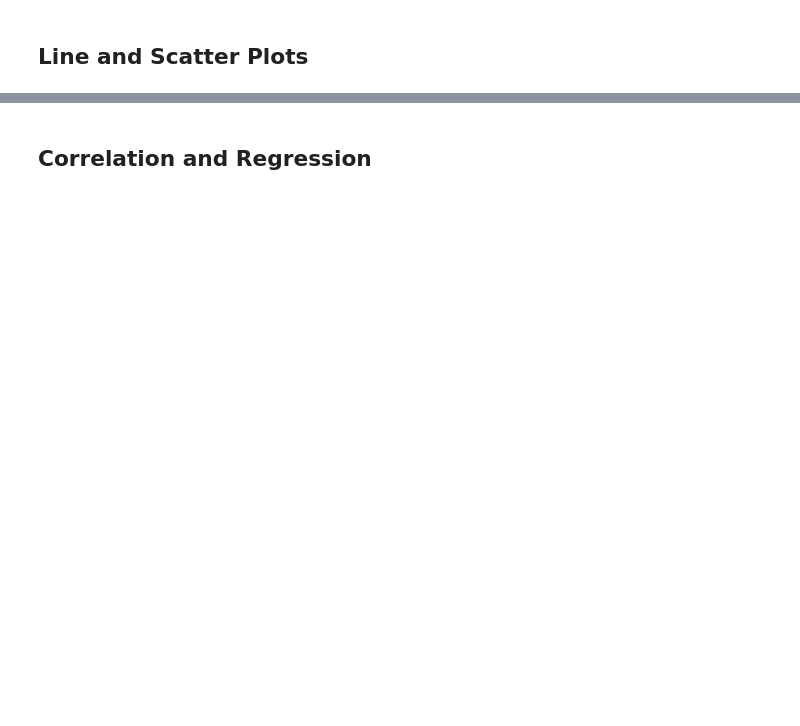
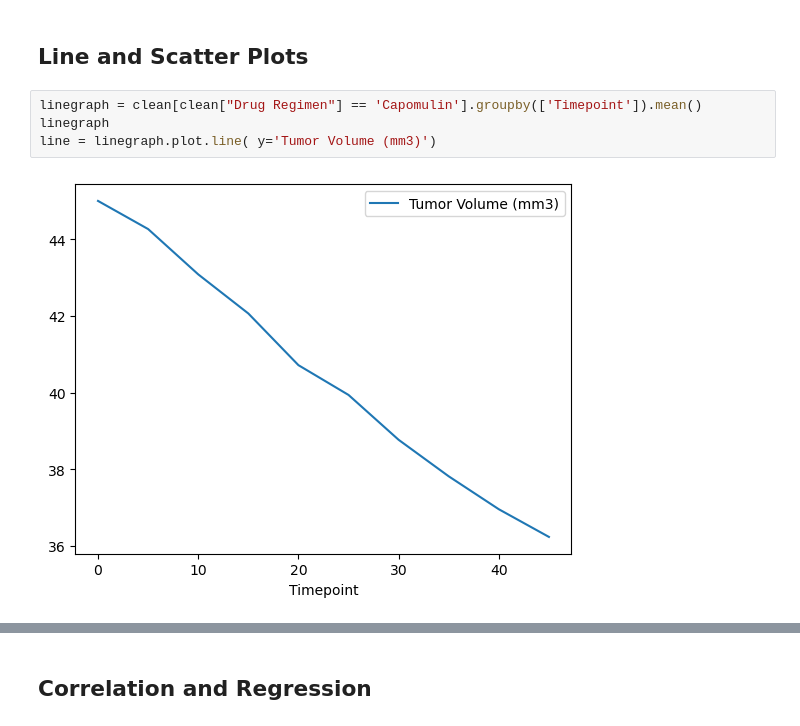
Before and after one commit to Sager9/5-Matlib, a Jupyter notebook: Pymaceuticals/pymaceuticals_starter.ipynb, the cells around one changed output, grey strips where cells are left out. Drawn from its saved outputs; the diff is of its cells as text; blank space fills up the shorter version.

```diff
--- a/Pymaceuticals/pymaceuticals_starter.ipynb
+++ b/Pymaceuticals/pymaceuticals_starter.ipynb
@@ -291,4 +346,10 @@ Ceftamin's potential outliers: Series([], Name: Tumor Volume (mm3), dtype: float
 # %% [markdown]
 ## Line and Scatter Plots
+# %%
+linegraph = clean[clean["Drug Regimen"] == 'Capomulin'].groupby(['Timepoint']).mean()
+linegraph
+line = linegraph.plot.line( y='Tumor Volume (mm3)')
+# %% [output]
+[figure, added]
 # %%
 # Generate a line plot of tumor volume vs. time point for a single mouse treated with Capomulin
```
Also changed, not shown: parts of 14 cells of this notebook, 1 other file.
